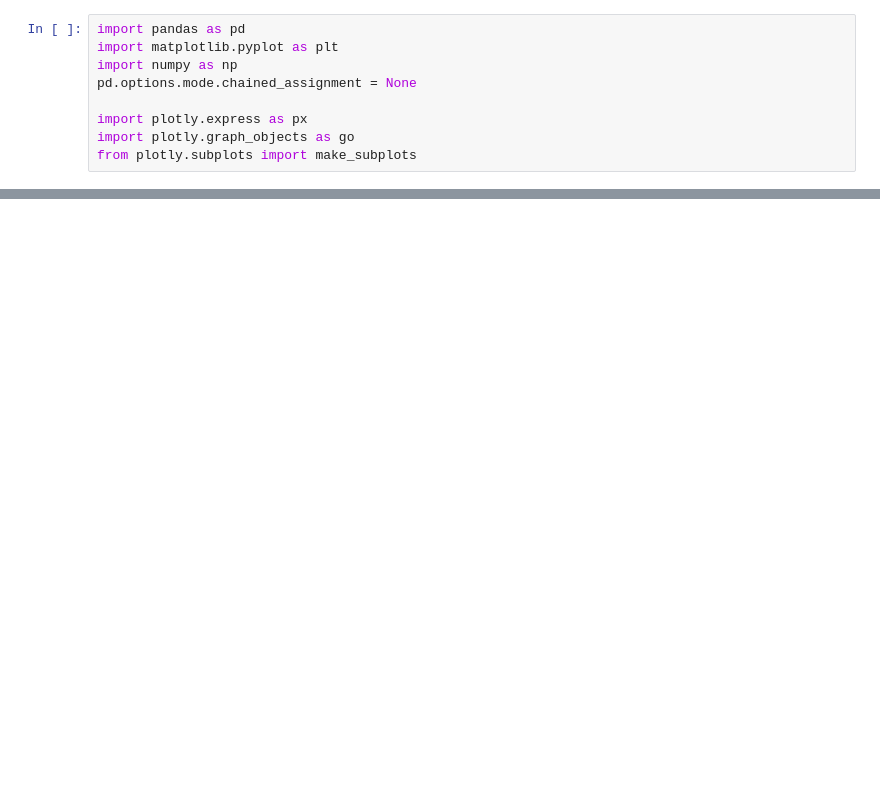
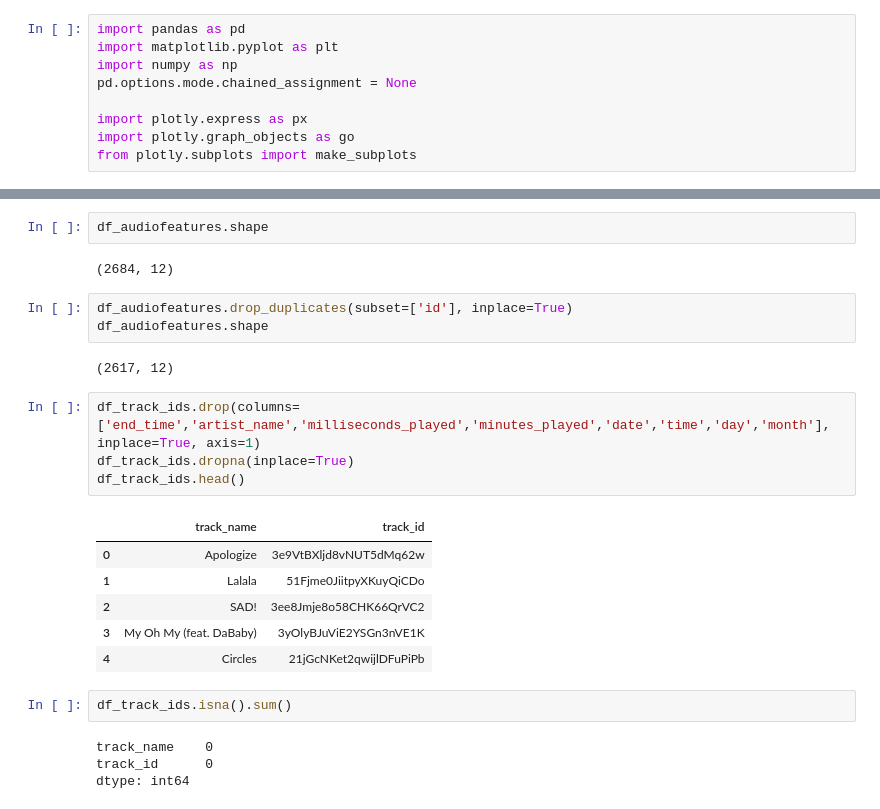
Before and after one commit to addds03/Spotify-API, a Jupyter notebook: EDA_musicTaste.ipynb, the cells around one changed output, grey strips where cells are left out. Saved outputs shown, nothing was run; the diff lists cells and outputs as text; blank space fills up the shorter version.

```diff
--- a/EDA_musicTaste.ipynb
+++ b/EDA_musicTaste.ipynb
@@ -23 +55,27 @@ df_audiofeatures.head()
+# %%
+df_audiofeatures.shape
+# %% [output]
+(2684, 12)
+# %%
+df_audiofeatures.drop_duplicates(subset=['id'], inplace=True)
+df_audiofeatures.shape
+# %% [output]
+(2617, 12)
+# %%
+df_track_ids.drop(columns=['end_time','artist_name','milliseconds_played','minutes_played','date','time','day','month'], inplace=True, axis=1)
+df_track_ids.dropna(inplace=True)
+df_track_ids.head()
+# %% [output]
+|  | track_name | track_id |
+| 0 | Apologize | 3e9VtBXljd8vNUT5dMq62w |
+| 1 | Lalala | 51Fjme0JiitpyXKuyQiCDo |
+| 2 | SAD! | 3ee8Jmje8o58CHK66QrVC2 |
+| 3 | My Oh My (feat. DaBaby) | 3yOlyBJuViE2YSGn3nVE1K |
+| 4 | Circles | 21jGcNKet2qwijlDFuPiPb |
+# %%
+df_track_ids.isna().sum()
+# %% [output]
+track_name    0
+track_id      0
+dtype: int64
 # %%
```
Also changed, not shown: parts of 15 cells of this notebook.
